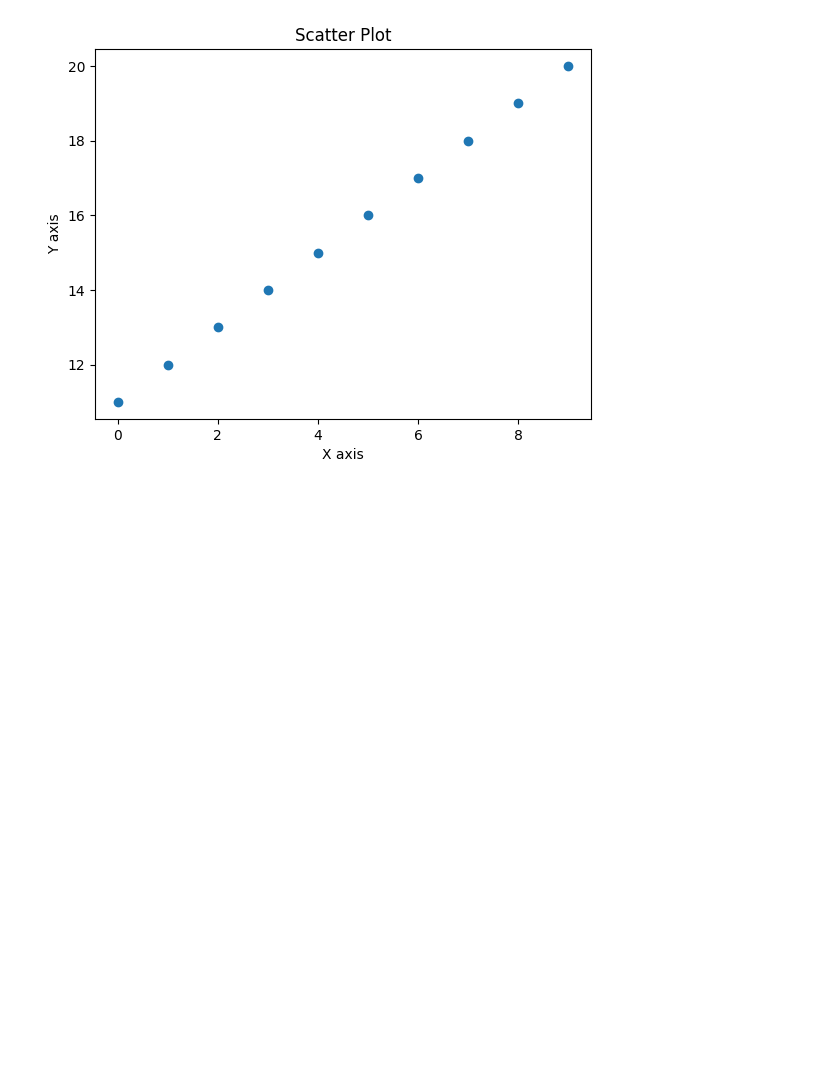
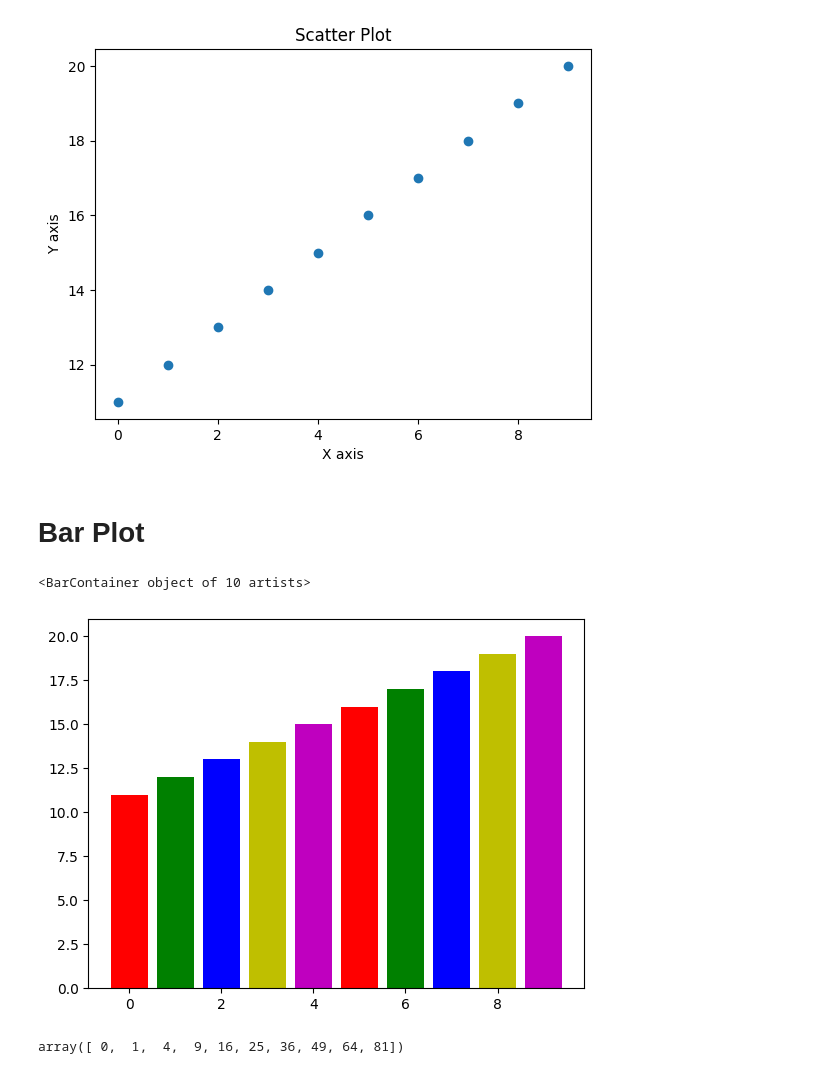
Before and after one commit to Shourov629/Exercise, a Jupyter notebook: Matplotlib/Matplotlib_exercise_1.ipynb, the cells around one changed output. Saved outputs shown, nothing was run; the diff lists cells and outputs as text; code cells hidden in the pictures; blank space fills up the shorter version.

```diff
--- a/Matplotlib/Matplotlib_exercise_1.ipynb
+++ b/Matplotlib/Matplotlib_exercise_1.ipynb
@@ -14,3 +16,16 @@ plt.show()
 # %% [output]
 [0 1 2 3 4 5 6 7 8 9] [11 12 13 14 15 16 17 18 19 20]
 [figure]
+# %% [markdown]
+# Bar Plot
+# %%
+c = ["r","g","b","y","m","r","g","b","y","m"]
+plt.bar(x,y,color=c)
+# %% [output]
+<BarContainer object of 10 artists>
+[figure, added]
+# %%
+y = x**2
+y
+# %% [output]
+array([ 0,  1,  4,  9, 16, 25, 36, 49, 64, 81])
```
Also changed, not shown: parts of 13 cells of this notebook.
